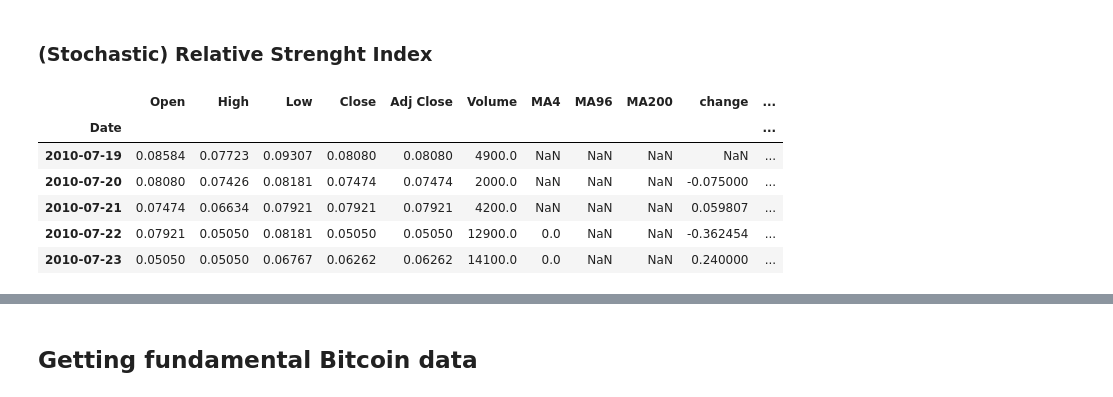
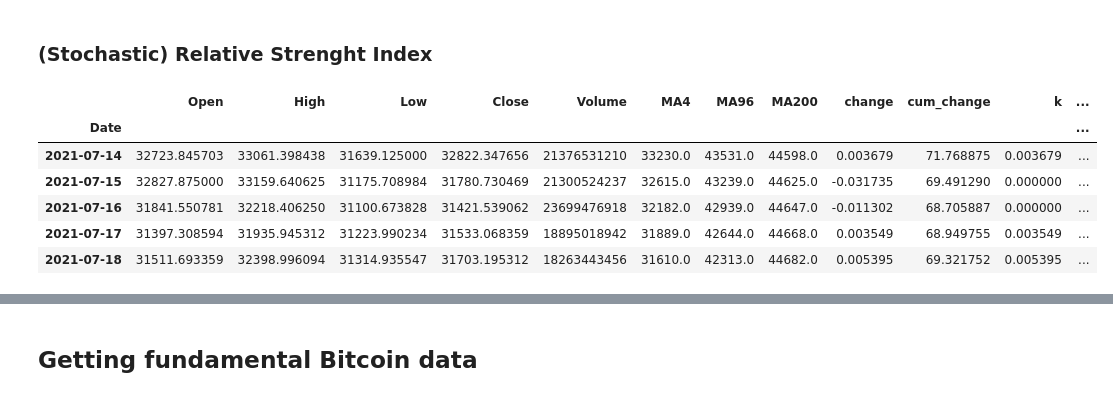
Before and after one commit to renejra/ml-finance-btc, a Jupyter notebook: 1 - Data sourcing and preparation.ipynb, the cells around one changed output, grey strips where cells are left out. Saved outputs shown, nothing was run; the diff lists cells and outputs as text; code cells hidden in the pictures.

```diff
--- a/1 - Data sourcing and preparation.ipynb
+++ b/1 - Data sourcing and preparation.ipynb
@@ -210,18 +224,22 @@ def transform_std(df, confidence=80):
 
     return df
 # %%
-btc = data_ticker['BTCUSD=X']
-btc = btc[btc.Close.notnull()]
+btc = yf.Ticker('BTC-USD')
+btc = btc.history(start="2008-01-01")
+
+btc.drop(columns=['Dividends', 'Stock Splits'], inplace=True)
+# btc = data_ticker['BTCUSD=X']
+# btc = btc[btc.Close.notnull()]
 btc = transform_std(transform_rsi(transform_ma(btc, ma_values[0], ma_values[1], ma_values[2])))
-btc.head()
+btc.tail()
 # %% [output]
-|  | Open | High | Low | Close | Adj Close | Volume | MA4 | MA96 | MA200 | change | ... |
-| Date |  |  |  |  |  |  |  |  |  |  | ... |
-| 2010-07-19 | 0.08584 | 0.07723 | 0.09307 | 0.08080 | 0.08080 | 4900.0 | NaN | NaN | NaN | NaN | ... |
-| 2010-07-20 | 0.08080 | 0.07426 | 0.08181 | 0.07474 | 0.07474 | 2000.0 | NaN | NaN | NaN | -0.075000 | ... |
-| 2010-07-21 | 0.07474 | 0.06634 | 0.07921 | 0.07921 | 0.07921 | 4200.0 | NaN | NaN | NaN | 0.059807 | ... |
-| 2010-07-22 | 0.07921 | 0.05050 | 0.08181 | 0.05050 | 0.05050 | 12900.0 | 0.0 | NaN | NaN | -0.362454 | ... |
-| 2010-07-23 | 0.05050 | 0.05050 | 0.06767 | 0.06262 | 0.06262 | 14100.0 | 0.0 | NaN | NaN | 0.240000 | ... |
+|  | Open | High | Low | Close | Volume | MA4 | MA96 | MA200 | change | cum_change | k | ... |
+| Date |  |  |  |  |  |  |  |  |  |  |  | ... |
+| 2021-07-14 | 32723.845703 | 33061.398438 | 31639.125000 | 32822.347656 | 21376531210 | 33230.0 | 43531.0 | 44598.0 | 0.003679 | 71.768875 | 0.003679 | ... |
+| 2021-07-15 | 32827.875000 | 33159.640625 | 31175.708984 | 31780.730469 | 21300524237 | 32615.0 | 43239.0 | 44625.0 | -0.031735 | 69.491290 | 0.000000 | ... |
+| 2021-07-16 | 31841.550781 | 32218.406250 | 31100.673828 | 31421.539062 | 23699476918 | 32182.0 | 42939.0 | 44647.0 | -0.011302 | 68.705887 | 0.000000 | ... |
+| 2021-07-17 | 31397.308594 | 31935.945312 | 31223.990234 | 31533.068359 | 18895018942 | 31889.0 | 42644.0 | 44668.0 | 0.003549 | 68.949755 | 0.003549 | ... |
+| 2021-07-18 | 31511.693359 | 32398.996094 | 31314.935547 | 31703.195312 | 18263443456 | 31610.0 | 42313.0 | 44682.0 | 0.005395 | 69.321752 | 0.005395 | ... |
 # %%
 btc.describe()
 # %% [output]
```
Also changed, not shown: parts of 11 cells of this notebook, 1 other file.
